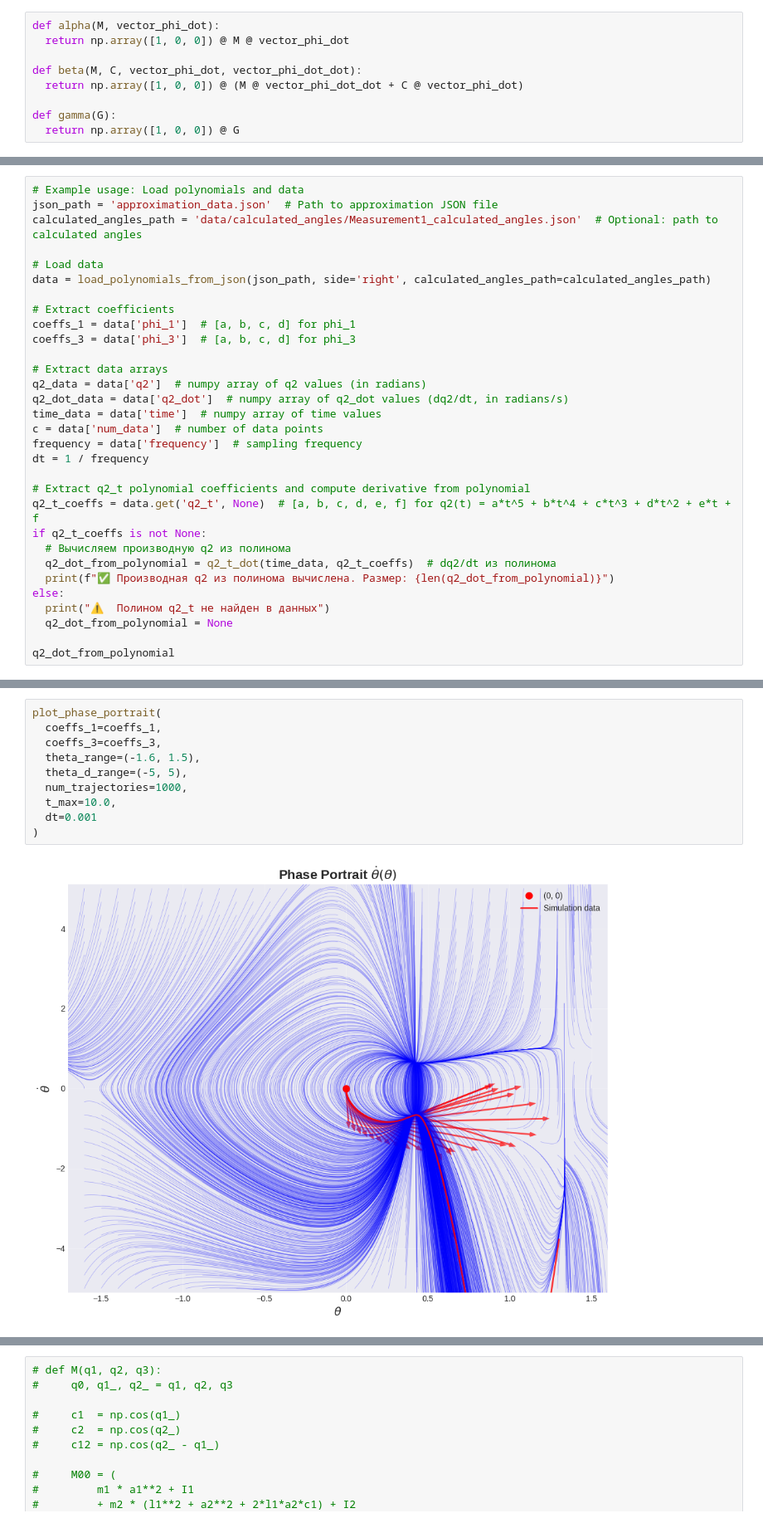
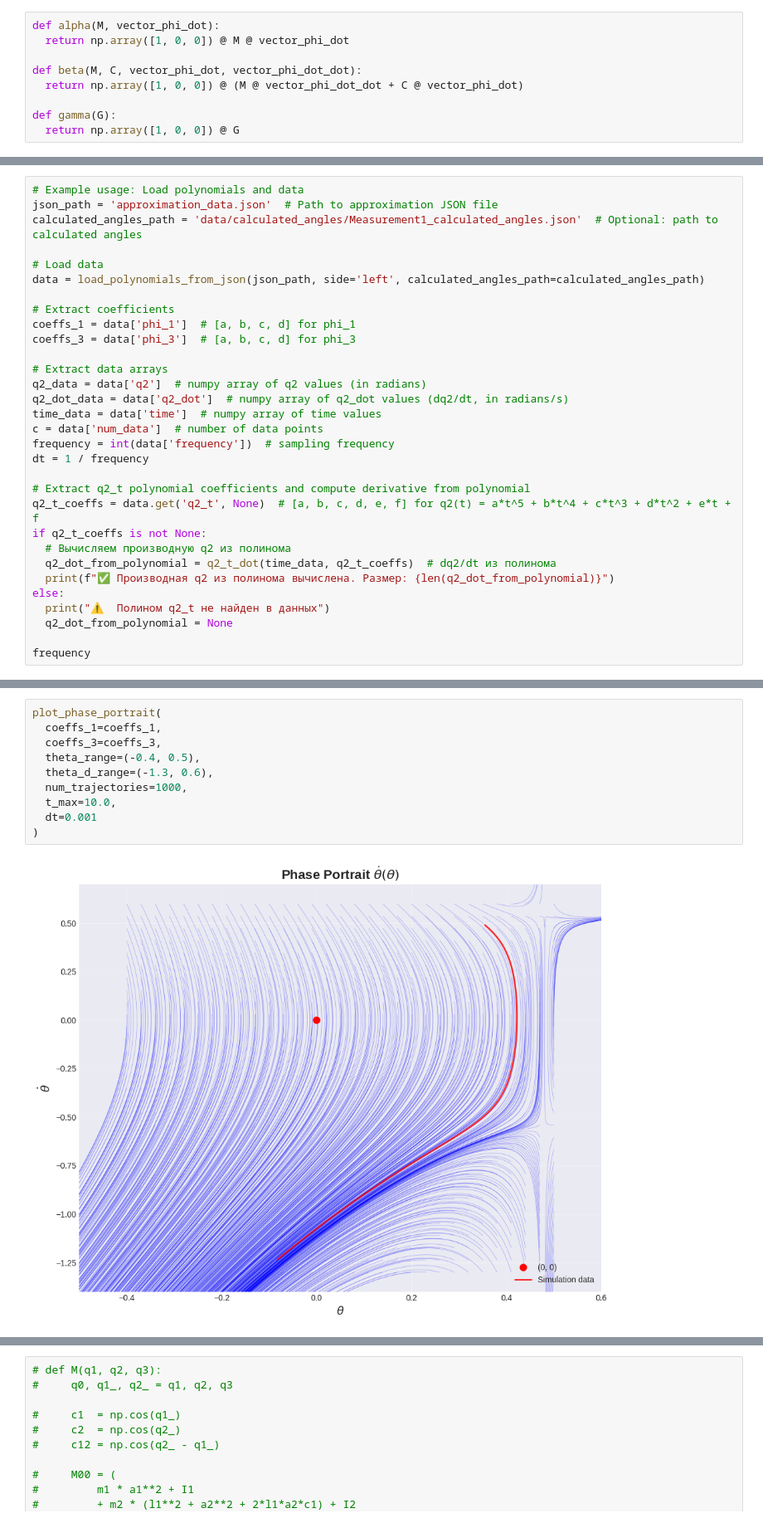
Before and after one commit to reiv27/biomechanics, a Jupyter notebook: dynamics_handmade.ipynb, the cells around one changed output, grey strips where cells are left out. Shown at 83% size. Drawn from its saved outputs; the diff is of its cells as text.

```diff
--- a/dynamics_handmade.ipynb
+++ b/dynamics_handmade.ipynb
@@ -236,7 +406,7 @@ json_path = 'approximation_data.json'  # Path to approximation JSON file
 calculated_angles_path = 'data/calculated_angles/Measurement1_calculated_angles.json'  # Optional: path to calculated angles
 
 # Load data
-data = load_polynomials_from_json(json_path, side='right', calculated_angles_path=calculated_angles_path)
+data = load_polynomials_from_json(json_path, side='left', calculated_angles_path=calculated_angles_path)
 
 # Extract coefficients
 coeffs_1 = data['phi_1']  # [a, b, c, d] for phi_1
@@ -247,7 +417,7 @@ q2_data = data['q2']  # numpy array of q2 values (in radians)
 q2_dot_data = data['q2_dot']  # numpy array of q2_dot values (dq2/dt, in radians/s)
 time_data = data['time']  # numpy array of time values
 c = data['num_data']  # number of data points
-frequency = data['frequency']  # sampling frequency
+frequency = int(data['frequency'])  # sampling frequency
 dt = 1 / frequency
 
 # Extract q2_t polynomial coefficients and compute derivative from polynomial
@@ -260,5 +430,5 @@ else:
   print("⚠️  Полином q2_t не найден в данных")
   q2_dot_from_polynomial = None
 
-q2_dot_from_polynomial
+frequency
 # %% [output]
@@ -618,12 +528,12 @@ def plot_phase_portrait(coeffs_1, coeffs_3,
 # %%
 plot_phase_portrait(
   coeffs_1=coeffs_1,
   coeffs_3=coeffs_3,
-  theta_range=(-1.6, 1.5),
-  theta_d_range=(-5, 5),
+  theta_range=(-0.4, 0.5),
+  theta_d_range=(-1.3, 0.6),
   num_trajectories=1000,
   t_max=10.0,
   dt=0.001
 )
 # %% [output]
-[figure, old version]
+[figure, new version]
```
Also changed, not shown: parts of 9 cells of this notebook, 3 other files.
